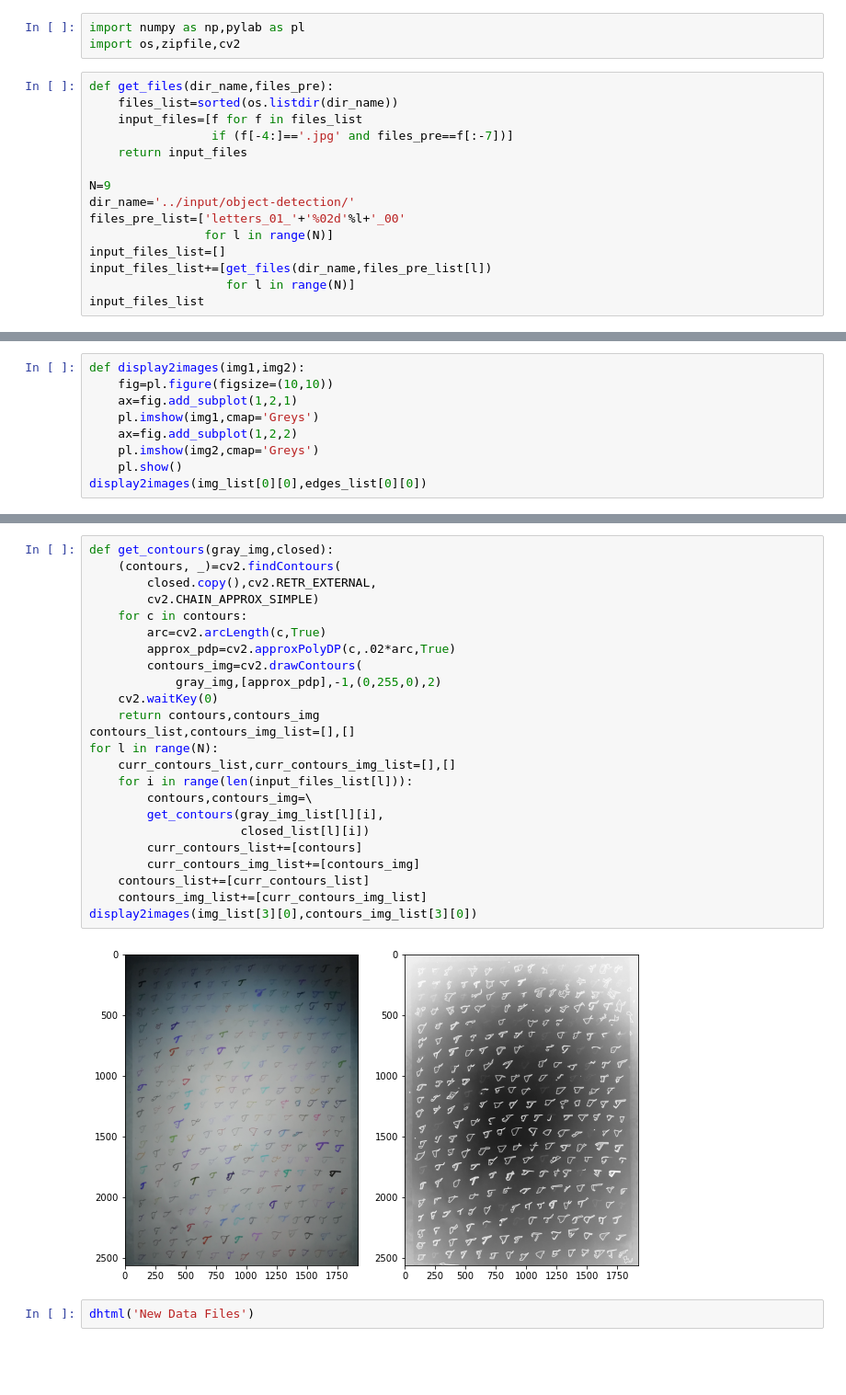
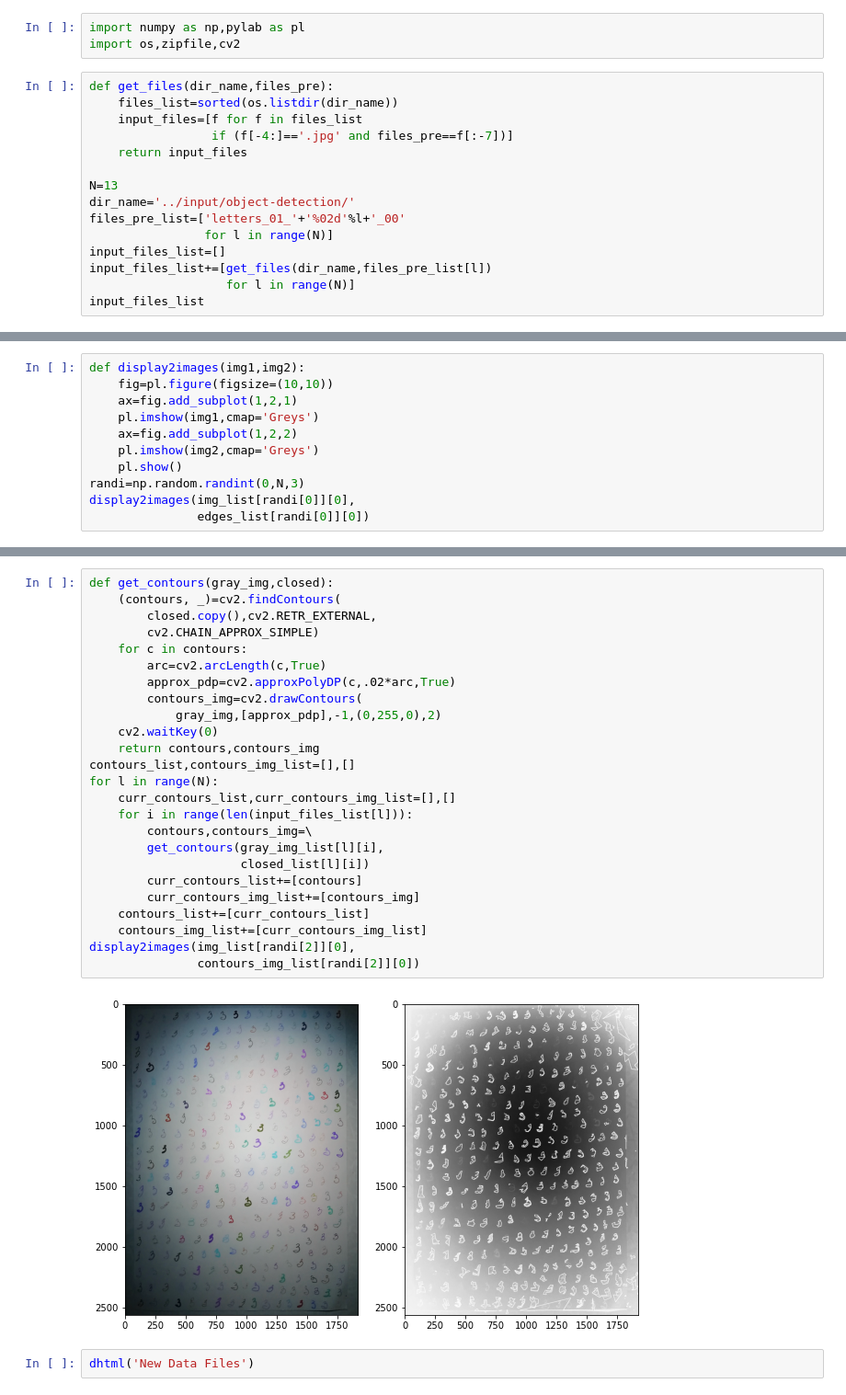
Before and after one commit to OlgaBelitskaya/data_kitchen, a Jupyter notebook: images-with-many-objects.ipynb, the cells around one changed output, grey strips where cells are left out. Shown at 92% size. Drawn from its saved outputs; the diff is of its cells as text; blank space fills up the shorter version.

```diff
--- a/images-with-many-objects.ipynb
+++ b/images-with-many-objects.ipynb
@@ -13,7 +13,7 @@ def get_files(dir_name,files_pre):
                  if (f[-4:]=='.jpg' and files_pre==f[:-7])]
     return input_files
 
-N=9
+N=13
 dir_name='../input/object-detection/'
 files_pre_list=['letters_01_'+'%02d'%l+'_00'
                 for l in range(N)]
@@ -74,5 +74,7 @@ def display2images(img1,img2):
     ax=fig.add_subplot(1,2,2)
     pl.imshow(img2,cmap='Greys')
     pl.show()
-display2images(img_list[0][0],edges_list[0][0])
+randi=np.random.randint(0,N,3)
+display2images(img_list[randi[0]][0],
+               edges_list[randi[0]][0])
 # %% [output]
@@ -96,29 +99,30 @@ display2images(img_list[4][0],closed_list[4][0])
 # %%
 def get_contours(gray_img,closed):
     (contours, _)=cv2.findContours(
         closed.copy(),cv2.RETR_EXTERNAL,
         cv2.CHAIN_APPROX_SIMPLE)
     for c in contours:
         arc=cv2.arcLength(c,True)
         approx_pdp=cv2.approxPolyDP(c,.02*arc,True)
         contours_img=cv2.drawContours(
             gray_img,[approx_pdp],-1,(0,255,0),2)
     cv2.waitKey(0)
     return contours,contours_img
 contours_list,contours_img_list=[],[]
 for l in range(N):
     curr_contours_list,curr_contours_img_list=[],[]
     for i in range(len(input_files_list[l])):
         contours,contours_img=\
         get_contours(gray_img_list[l][i],
                      closed_list[l][i])
         curr_contours_list+=[contours]
         curr_contours_img_list+=[contours_img]
     contours_list+=[curr_contours_list]
     contours_img_list+=[curr_contours_img_list]
-display2images(img_list[3][0],contours_img_list[3][0])
+display2images(img_list[randi[2]][0],
+               contours_img_list[randi[2]][0])
 # %% [output]
-[figure, old version]
+[figure, new version]
 # %%
 dhtml('New Data Files')
 # %% [output]
```
Also changed, not shown: parts of 9 cells of this notebook.
